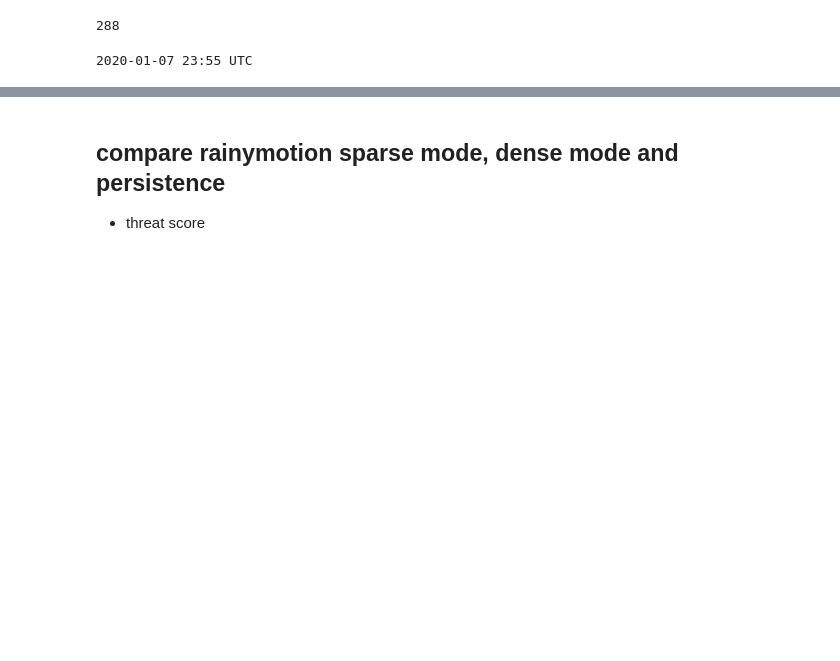
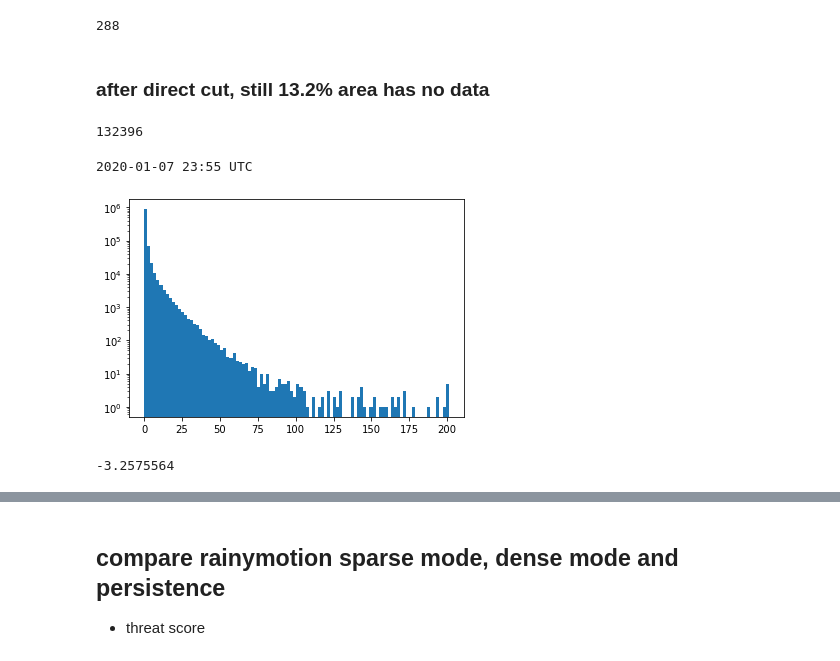
Before and after one commit to Yuchaowni/rainymotion, a Jupyter notebook: docs/notebooks/test_JMA_radar-2020.1.7.ipynb, the cells around one changed output, grey strips where cells are left out. Saved outputs shown, nothing was run; the diff lists cells and outputs as text; code cells hidden in the pictures; blank space fills up the shorter version.

```diff
--- a/docs/notebooks/test_JMA_radar-2020.1.7.ipynb
+++ b/docs/notebooks/test_JMA_radar-2020.1.7.ipynb
@@ -52,6 +53,22 @@ for nc_file in nc_files:
+# %% [markdown]
+### after direct cut, still 13.2% area has no data
+# %%
+np.sum(rain_reduced.mask)  # 13.2% area is masked that has no data
+# %% [output]
+132396
 # %%
 dt = datetime(1970, 1, 1) + timedelta(seconds = root['time'][0].compressed()[0])
 date_string = dt.strftime('%Y-%m-%d %H:%M UTC ')
 print(date_string)
 # %% [output]
 2020-01-07 23:55 UTC
+# %%
+plt.hist(rain_filled.astype('float32').flatten(),100)
+plt.yscale('log')
+plt.show()
+# %% [output]
+[figure, added]
+# %%
+np.mean((np.log(rain_filled.astype('float32') + 0.01)))
+# %% [output]
+-3.2575564
```
Also changed, not shown: parts of 11 cells of this notebook, 15 other files.
